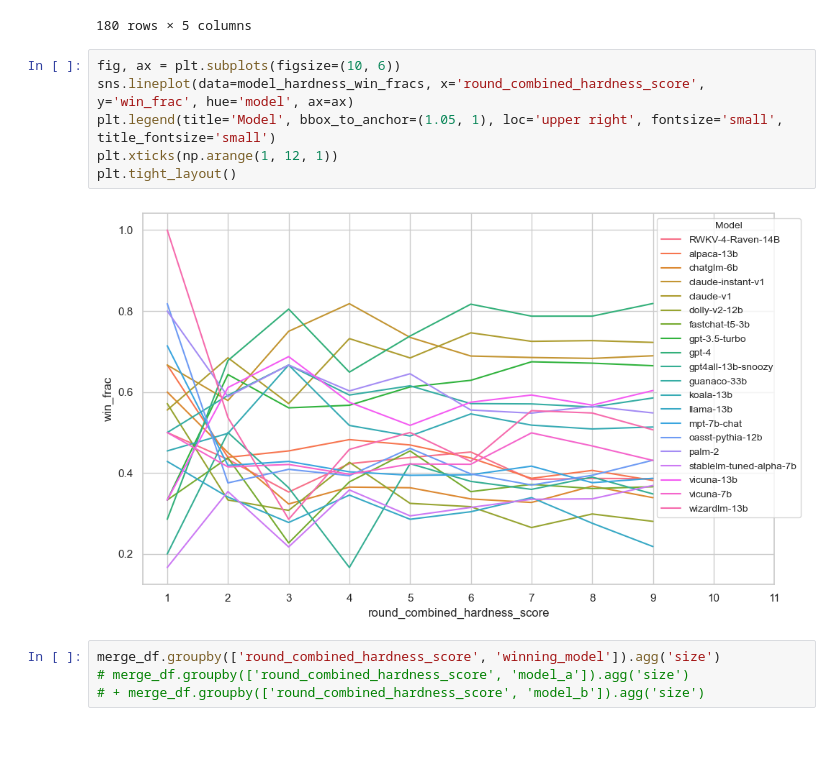
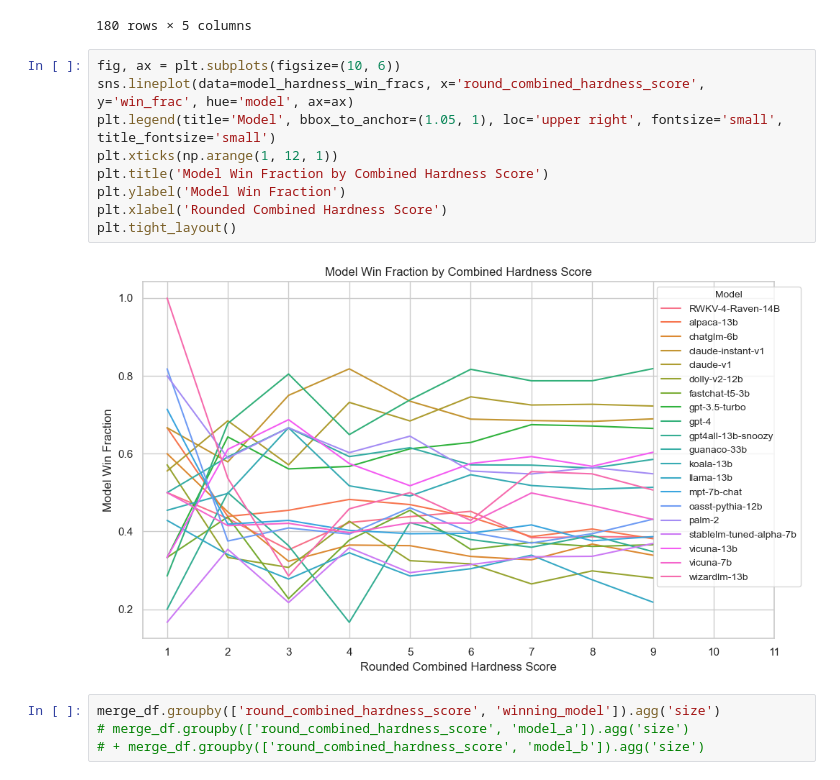
Before and after one commit to surajr10/ds200-grad-project, a Jupyter notebook: notebooks/suraj_eda.ipynb, the cells around one changed output. Cells and saved outputs as stored; diff of their text form; blank space fills up the shorter version.

Commit message:
fix figures

```diff
--- a/notebooks/suraj_eda.ipynb
+++ b/notebooks/suraj_eda.ipynb
@@ -379,11 +412,14 @@ model_hardness_win_fracs
 # %%
 fig, ax = plt.subplots(figsize=(10, 6))
 sns.lineplot(data=model_hardness_win_fracs, x='round_combined_hardness_score', y='win_frac', hue='model', ax=ax)
 plt.legend(title='Model', bbox_to_anchor=(1.05, 1), loc='upper right', fontsize='small', title_fontsize='small')
 plt.xticks(np.arange(1, 12, 1))
+plt.title('Model Win Fraction by Combined Hardness Score')
+plt.ylabel('Model Win Fraction')
+plt.xlabel('Rounded Combined Hardness Score')
 plt.tight_layout()
 # %% [output]
-[figure, old version]
+[figure, new version]
 # %%
 merge_df.groupby(['round_combined_hardness_score', 'winning_model']).agg('size')
 # merge_df.groupby(['round_combined_hardness_score', 'model_a']).agg('size')
```
Also changed, not shown: parts of 3 cells of this notebook.
